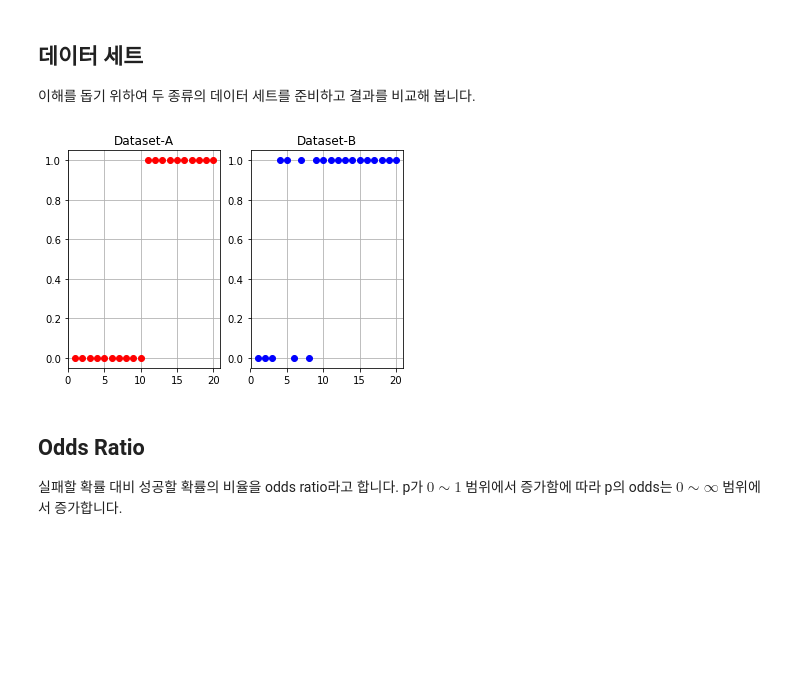
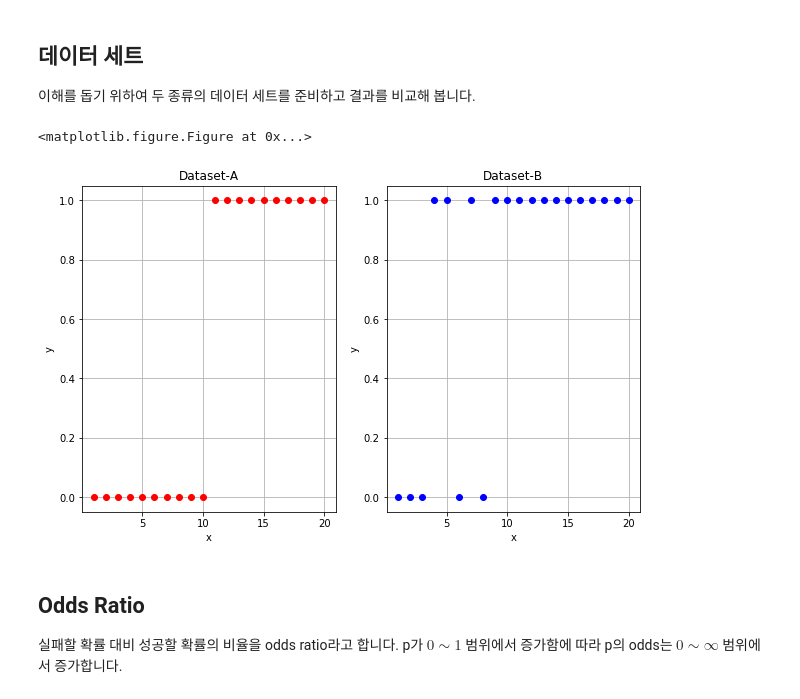
Before and after one commit to trvoid/ml-study, a Jupyter notebook: ML03-LogisticRegression.ipynb, the cells around one changed output. Drawn from its saved outputs; the diff is of its cells as text; code cells hidden in the pictures; blank space fills up the shorter version.

```diff
--- a/ML03-LogisticRegression.ipynb
+++ b/ML03-LogisticRegression.ipynb
@@ -16,25 +16,31 @@ import matplotlib.pyplot as plt
 # %%
 a_x = [1,2,3,4,5,6,7,8,9,10,11,12,13,14,15,16,17,18,19,20]
 a_y = [0,0,0,0,0,0,0,0,0,0,1,1,1,1,1,1,1,1,1,1]
 
 b_x = a_x
 b_y = [0,0,0,1,1,0,1,0,1,1,1,1,1,1,1,1,1,1,1,1]
 
 plt.figure(1)
+plt.figure(figsize=(10,6))
 
 plt.subplot(121)
 plt.plot(a_x, a_y, 'ro')
 plt.title('Dataset-A')
+plt.xlabel('x')
+plt.ylabel('y')
 plt.grid(True)
 
 plt.subplot(122)
 plt.plot(b_x, b_y, 'bo')
 plt.title('Dataset-B')
+plt.xlabel('x')
+plt.ylabel('y')
 plt.grid(True)
 
 plt.show()
 # %% [output]
+<matplotlib.figure.Figure at 0x...>
-[figure, old version]
+[figure, new version]
 # %% [markdown]
 ## Odds Ratio
 
```
Also changed, not shown: parts of 4 cells of this notebook.
